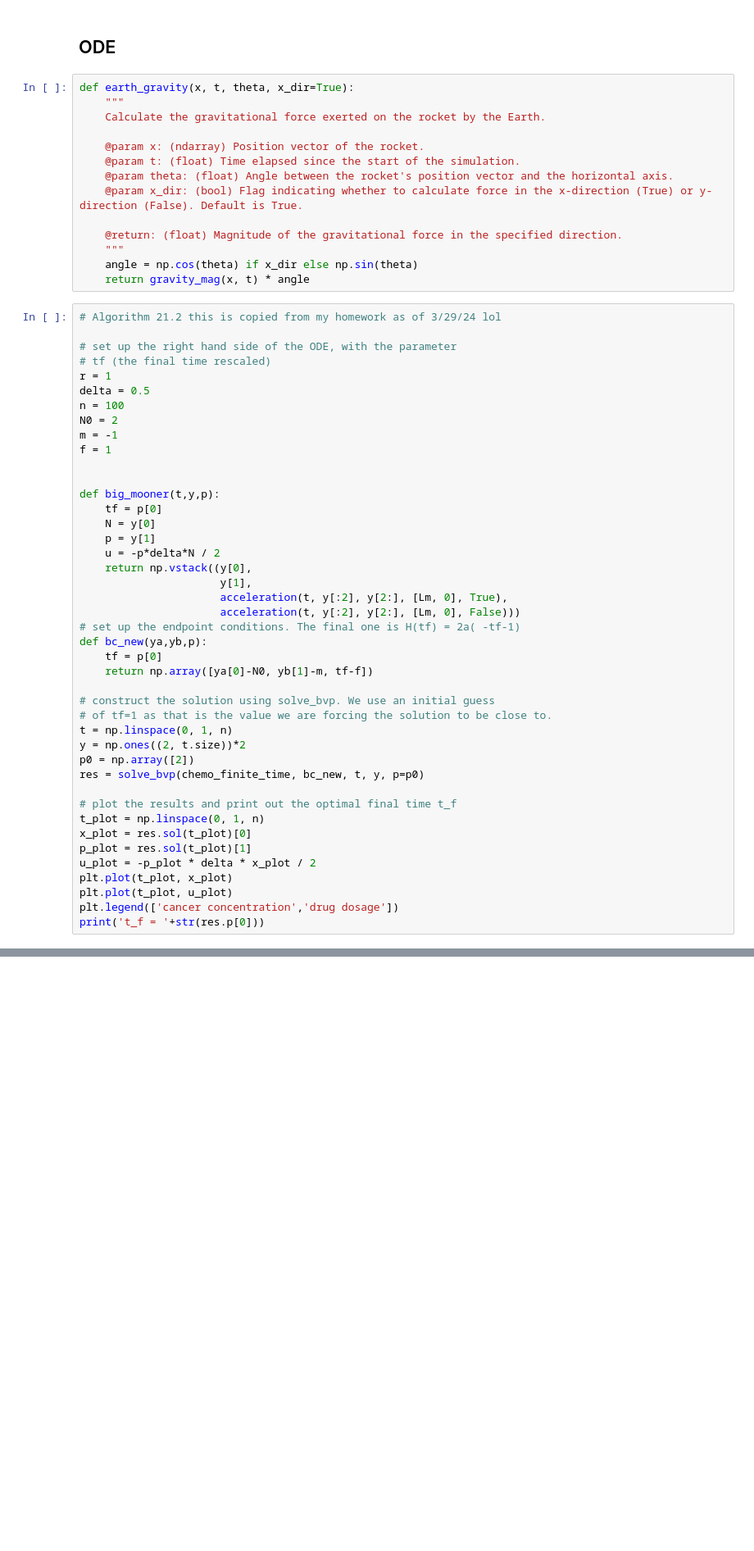
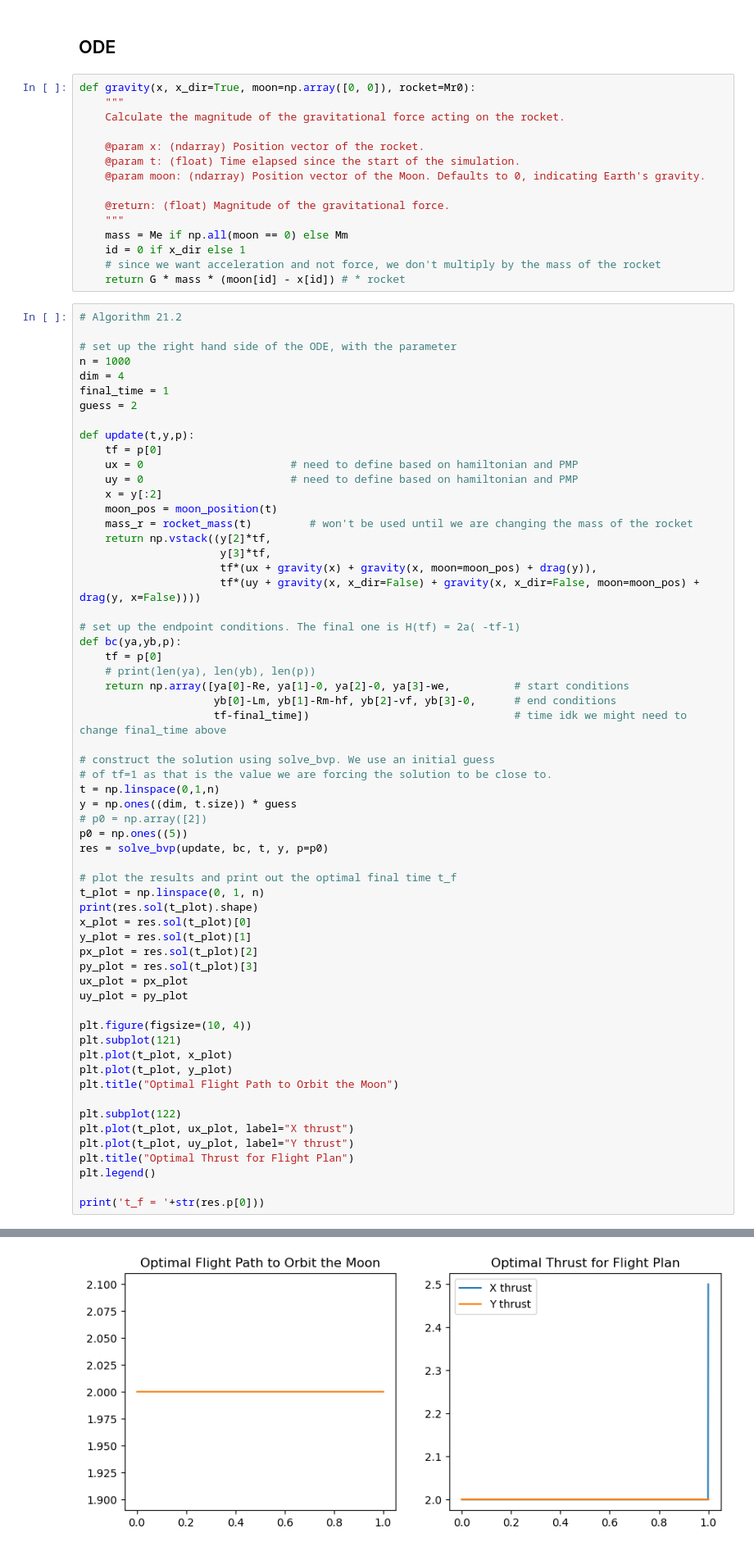
Before and after one commit to binDebug3/OrbitalTrajectory, a Jupyter notebook: dylan.ipynb, the cells around one changed output, grey strips where cells are left out. Shown: that part at 82% size. Drawn from its saved outputs; the diff is of its cells as text; blank space fills up the shorter version.

```diff
--- a/dylan.ipynb
+++ b/dylan.ipynb
@@ -352,59 +355,78 @@ def acceleration(t, x, dx, moon, x_dir=True):
 # %% [markdown]
 ## ODE
 # %%
-def earth_gravity(x, t, theta, x_dir=True):
+def gravity(x, x_dir=True, moon=np.array([0, 0]), rocket=Mr0):
     """
-    Calculate the gravitational force exerted on the rocket by the Earth.
+    Calculate the magnitude of the gravitational force acting on the rocket.
 
     @param x: (ndarray) Position vector of the rocket.
     @param t: (float) Time elapsed since the start of the simulation.
-    @param theta: (float) Angle between the rocket's position vector and the horizontal axis.
-    @param x_dir: (bool) Flag indicating whether to calculate force in the x-direction (True) or y-direction (False). Default is True.
+    @param moon: (ndarray) Position vector of the Moon. Defaults to 0, indicating Earth's gravity.
 
-    @return: (float) Magnitude of the gravitational force in the specified direction.
+    @return: (float) Magnitude of the gravitational force.
     """
-    angle = np.cos(theta) if x_dir else np.sin(theta)
-    return gravity_mag(x, t) * angle
+    mass = Me if np.all(moon == 0) else Mm
+    id = 0 if x_dir else 1
+    # since we want acceleration and not force, we don't multiply by the mass of the rocket
+    return G * mass * (moon[id] - x[id]) # * rocket
 # %%
-# Algorithm 21.2 this is copied from my homework as of 3/29/24 lol
+# Algorithm 21.2
 
 # set up the right hand side of the ODE, with the parameter
-# tf (the final time rescaled)
-r = 1
-delta = 0.5
-n = 100
-N0 = 2
-m = -1
-f = 1
+n = 1000
+dim = 4
+final_time = 1
+guess = 2
 
+def update(t,y,p):
+    tf = p[0]
+    ux = 0                       # need to define based on hamiltonian and PMP
+    uy = 0                       # need to define based on hamiltonian and PMP
+    x = y[:2]
+    moon_pos = moon_position(t)
+    mass_r = rocket_mass(t)         # won't be used until we are changing the mass of the rocket
+    return np.vstack((y[2]*tf,
+                      y[3]*tf,
+                      tf*(ux + gravity(x) + gravity(x, moon=moon_pos) + drag(y)),
+                      tf*(uy + gravity(x, x_dir=False) + gravity(x, x_dir=False, moon=moon_pos) + drag(y, x=False))))
 
-def big_mooner(t,y,p):
+# set up the endpoint conditions. The final one is H(tf) = 2a( -tf-1)
+def bc(ya,yb,p):
     tf = p[0]
-    N = y[0]
-    p = y[1]
-    u = -p*delta*N / 2
-    return np.vstack((y[0],
-                      y[1],
-                      acceleration(t, y[:2], y[2:], [Lm, 0], True),
-                      acceleration(t, y[:2], y[2:], [Lm, 0], False)))
-# set up the endpoint conditions. The final one is H(tf) = 2a( -tf-1)
-def bc_new(ya,yb,p):
-    tf = p[0]
-    return np.array([ya[0]-N0, yb[1]-m, tf-f])
+    # print(len(ya), len(yb), len(p))
+    return np.array([ya[0]-Re, ya[1]-0, ya[2]-0, ya[3]-we,          # start conditions
+                     yb[0]-Lm, yb[1]-Rm-hf, yb[2]-vf, yb[3]-0,      # end conditions
+                     tf-final_time])                                # time idk we might need to change final_time above
 
 # construct the solution using solve_bvp. We use an initial guess
 # of tf=1 as that is the value we are forcing the solution to be close to.
-t = np.linspace(0, 1, n)
-y = np.ones((2, t.size))*2
-p0 = np.array([2])
-res = solve_bvp(chemo_finite_time, bc_new, t, y, p=p0)
+t = np.linspace(0,1,n)
+y = np.ones((dim, t.size)) * guess
+# p0 = np.array([2])
+p0 = np.ones((5))
+res = solve_bvp(update, bc, t, y, p=p0)
 
 # plot the results and print out the optimal final time t_f
 t_plot = np.linspace(0, 1, n)
+print(res.sol(t_plot).shape)
 x_plot = res.sol(t_plot)[0]
-p_plot = res.sol(t_plot)[1]
-u_plot = -p_plot * delta * x_plot / 2
+y_plot = res.sol(t_plot)[1]
+px_plot = res.sol(t_plot)[2]
+py_plot = res.sol(t_plot)[3]
+ux_plot = px_plot
+uy_plot = py_plot
+
+plt.figure(figsize=(10, 4))
+plt.subplot(121)
 plt.plot(t_plot, x_plot)
-plt.plot(t_plot, u_plot)
-plt.legend(['cancer concentration','drug dosage'])
+plt.plot(t_plot, y_plot)
+plt.title("Optimal Flight Path to Orbit the Moon")
+
+plt.subplot(122)
+plt.plot(t_plot, ux_plot, label="X thrust")
+plt.plot(t_plot, uy_plot, label="Y thrust")
+plt.title("Optimal Thrust for Flight Plan")
+plt.legend()
+
 print('t_f = '+str(res.p[0]))
+# %% [output]
@@ -410,0 +435 @@ print('t_f = '+str(res.p[0]))
+[figure, added]
```
Also changed, not shown: parts of 4 cells of this notebook, 1 other file.
